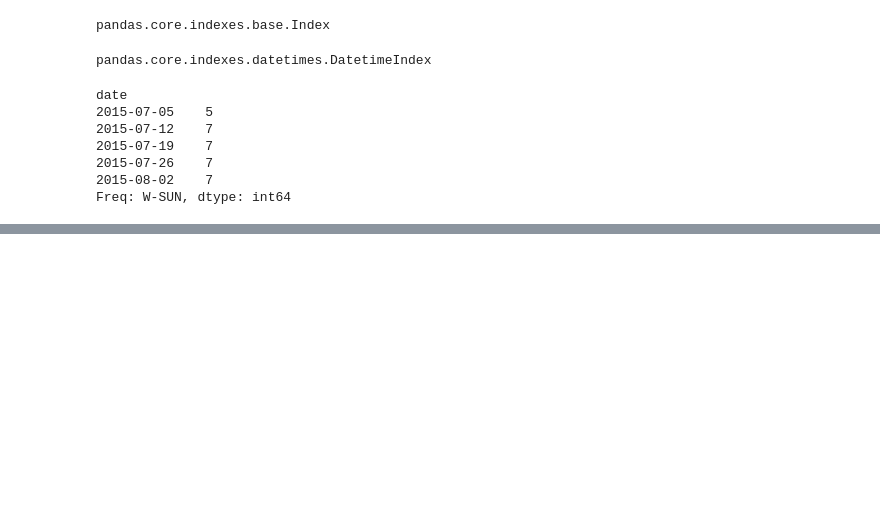
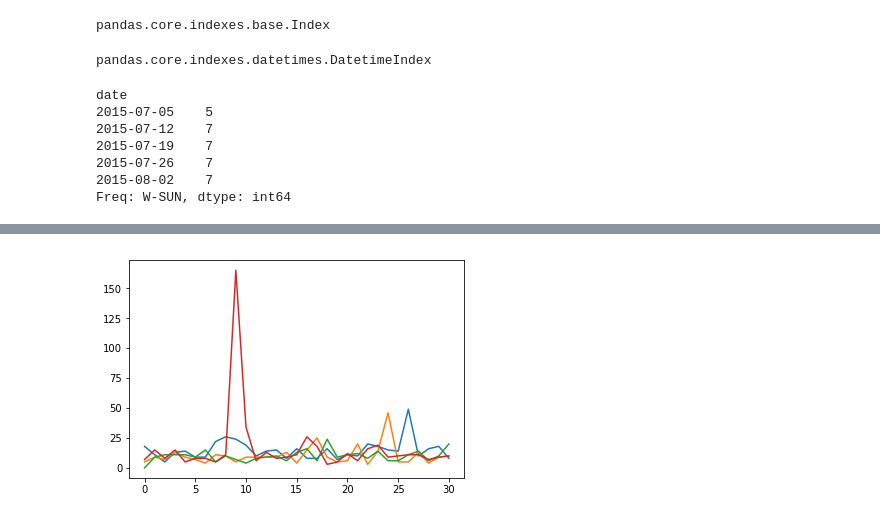
Before and after one commit to soniclavier/bigdata-notebook, a Jupyter notebook: datascience/rnn/Webtraffic_forecasting_LSTM.ipynb, the cells around one changed output, grey strips where cells are left out. Cells and saved outputs as stored; diff of their text form; code cells hidden in the pictures; blank space fills up the shorter version.

```diff
--- a/datascience/rnn/Webtraffic_forecasting_LSTM.ipynb
+++ b/datascience/rnn/Webtraffic_forecasting_LSTM.ipynb
@@ -347,0 +395,19 @@ weekly.views.
+# %%
+monthly = tr_d_1_t.groupby(pd.TimeGrouper("M"))
+monthly_data = np.array([[]])
+for g,v in monthly:
+    views = v.values.T
+    while views.size < 31:
+        views = np.append([0], views)
+    views = views.reshape((1, 31))
+    if monthly_data.size == 0:
+        monthly_data = views
+    else:
+        monthly_data = np.vstack((monthly_data, views))
+# %%
+plt.figure(1)
+for i in range(0, 4):
+    plt.plot(monthly_data[i])
+plt.show()
+# %% [output]
+[figure, added]
```
Also changed, not shown: parts of 55 cells of this notebook.
